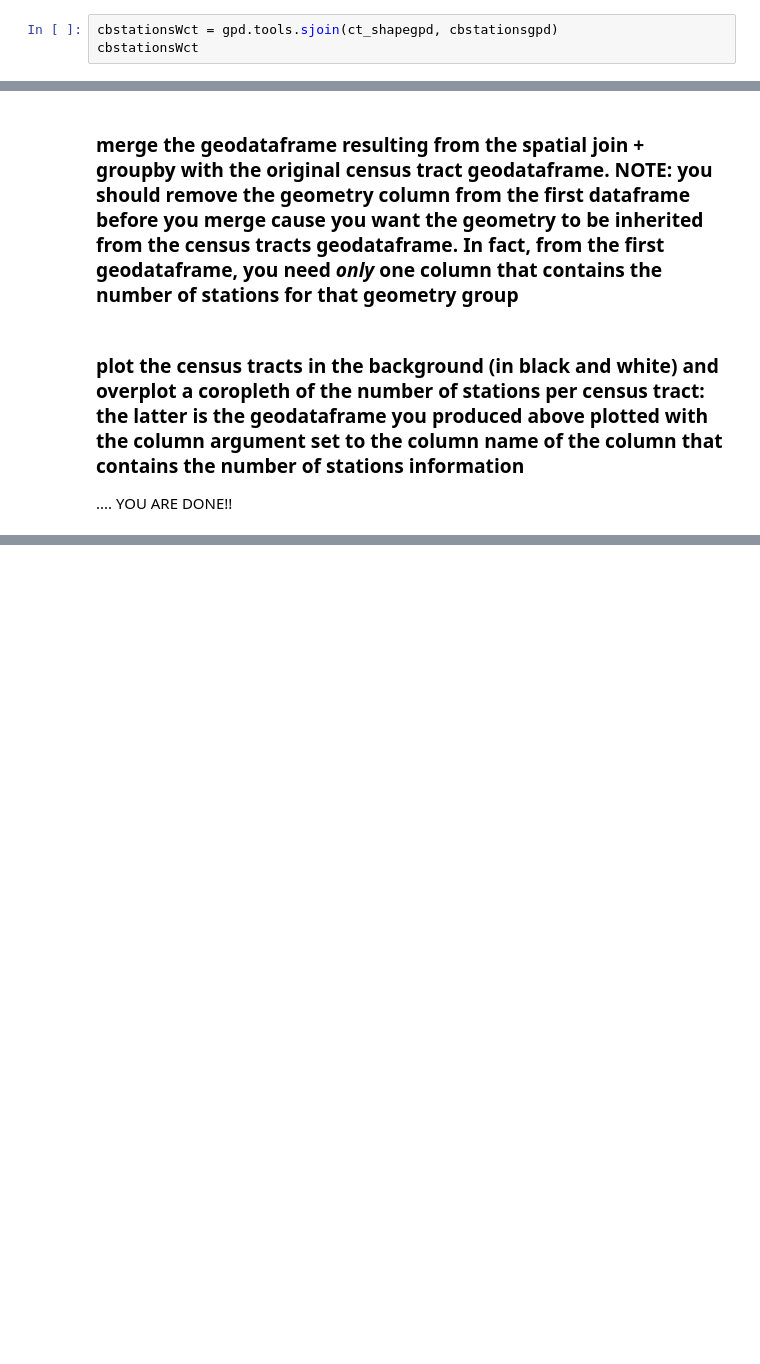
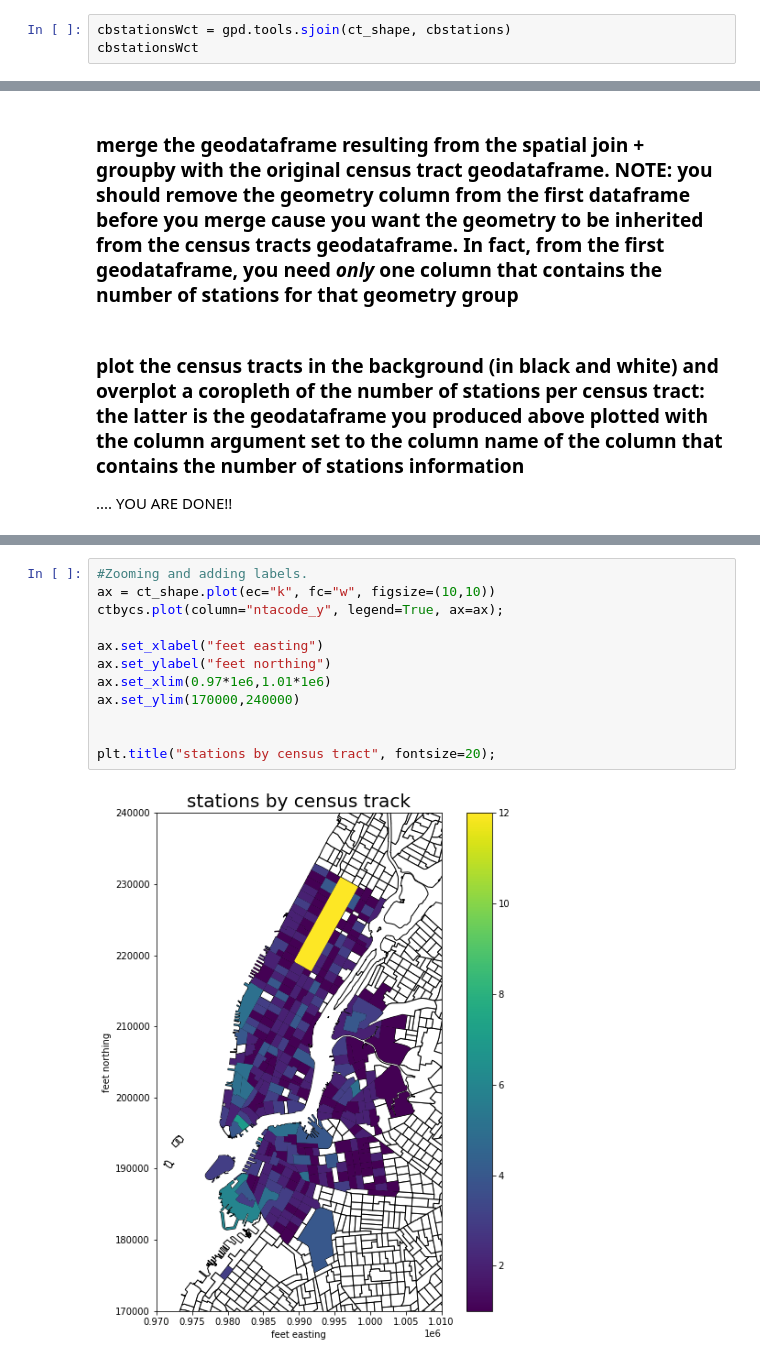
Before and after one commit to ReidelVichot/PUA2022_RVichot, a Jupyter notebook: HW4/Geospatial_NYCCitiBike_answer.ipynb, the cells around one changed output, grey strips where cells are left out. Drawn from its saved outputs; the diff is of its cells as text; blank space fills up the shorter version.

```diff
--- a/HW4/Geospatial_NYCCitiBike_answer.ipynb
+++ b/HW4/Geospatial_NYCCitiBike_answer.ipynb
@@ -476,4 +529,4 @@ cbstationsgpd = gpd.GeoDataFrame(cbstations)
 # %%
-cbstationsWct = gpd.tools.sjoin(ct_shapegpd, cbstationsgpd)
+cbstationsWct = gpd.tools.sjoin(ct_shape, cbstations)
 cbstationsWct
 # %% [output]
@@ -535,0 +561,14 @@ NameError: ignored
+# %%
+#Zooming and adding labels.
+ax = ct_shape.plot(ec="k", fc="w", figsize=(10,10))
+ctbycs.plot(column="ntacode_y", legend=True, ax=ax);
+
+ax.set_xlabel("feet easting")
+ax.set_ylabel("feet northing")
+ax.set_xlim(0.97*1e6,1.01*1e6)
+ax.set_ylim(170000,240000)
+
+
+plt.title("stations by census tract", fontsize=20);
+# %% [output]
+[figure, added]
```
Also changed, not shown: parts of 15 cells of this notebook.
